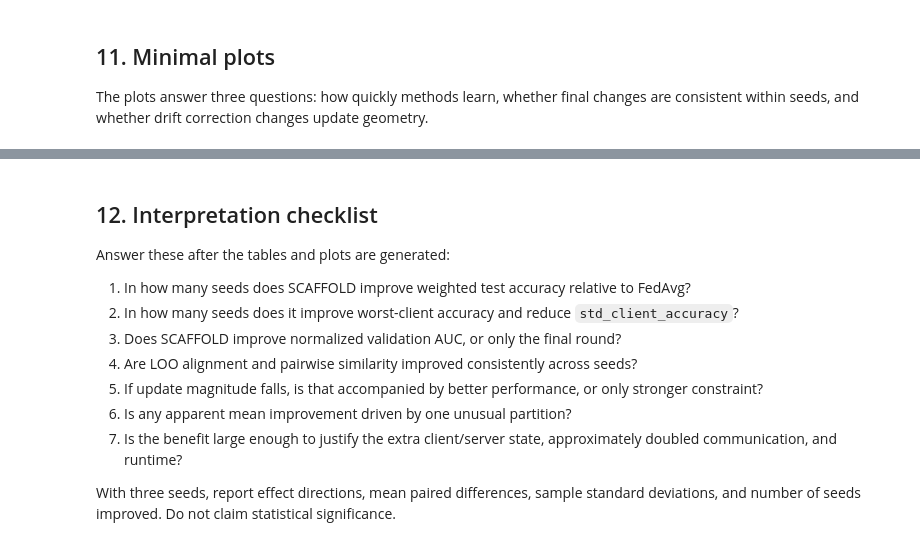
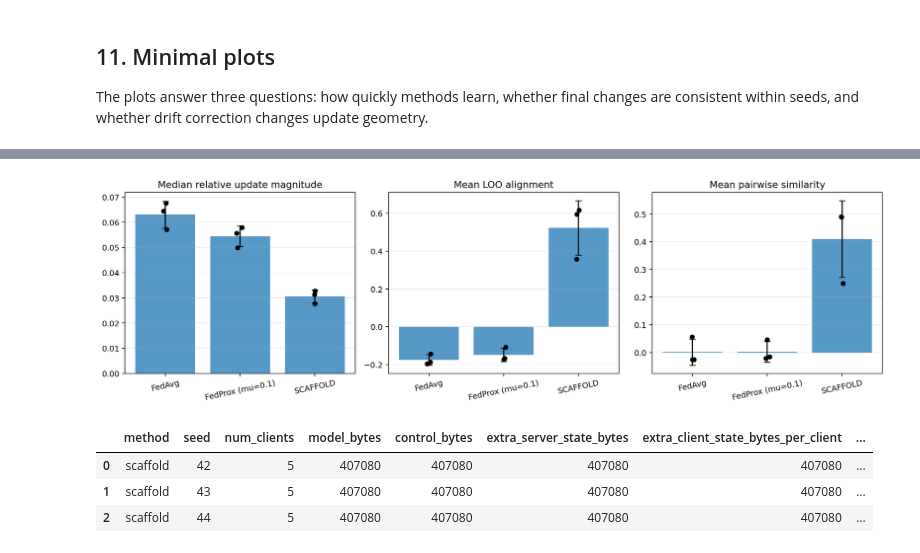
Before and after one commit to khanhhuyenpham/federated-learning-under-heterogeneity, a Jupyter notebook: notebooks/07_scaffold_under_heterogeneity.ipynb, the cells around one changed output, grey strips where cells are left out. Drawn from its saved outputs; the diff is of its cells as text; code cells hidden in the pictures.

Commit message:
feat: finalize multi-seed SCAFFOLD robustness study

```diff
--- a/notebooks/07_scaffold_under_heterogeneity.ipynb
+++ b/notebooks/07_scaffold_under_heterogeneity.ipynb
@@ -557,7 +612,7 @@ def normalized_accuracy_auc(group: pd.DataFrame) -> float:
     ordered = group.sort_values("round")
     rounds = ordered["round"].to_numpy(dtype=float)
     accuracy = ordered["weighted_validation_accuracy"].to_numpy(dtype=float)
-    return float(np.trapz(accuracy, x=rounds) / (rounds[-1] - rounds[0]))
+    return float(np.trapezoid(accuracy, x=rounds) / (rounds[-1] - rounds[0]))
 
 
 runtime_all = pd.concat([
@@ -672,37 +752,46 @@ plt.show()
 # %%
 geometry_metrics = [
     ("median_relative_update_magnitude", "Median relative update magnitude"),
     ("mean_loo_alignment", "Mean LOO alignment"),
     ("mean_pairwise_similarity", "Mean pairwise similarity"),
 ]
+
 fig, axes = plt.subplots(1, 3, figsize=(14, 4.2))
+rng = np.random.default_rng(42)
+
 for ax, (metric, title) in zip(axes, geometry_metrics):
     values = [
         seed_method_summary.query("method == @method")[metric].to_numpy()
         for method in METHOD_ORDER
     ]
     means = [value.mean() for value in values]
     stds = [value.std(ddof=1) for value in values]
-    ax.bar(range(3), means, yerr=stds, capsize=4)
-    ax.set_xticks(range(3), [METHOD_LABELS[m] for m in METHOD_ORDER], rotation=12)
+    ax.bar(range(3), means, yerr=stds, capsize=4, alpha=0.75)
+    for method_index, method_values in enumerate(values):
+        jitter = rng.normal(0, 0.025, size=len(method_values))
+        ax.scatter(
+            method_index + jitter,
+            method_values,
+            color="black",
+            s=28,
+            zorder=3,
+        )
+    ax.set_xticks(
+        range(3),
+        [METHOD_LABELS[method] for method in METHOD_ORDER],
+        rotation=12,
+    )
     ax.set_title(title)
     ax.grid(axis="y", alpha=0.25)
+
 plt.tight_layout()
 plt.savefig(FIGURE_DIR / "geometry_comparison.png", dpi=180, bbox_inches="tight")
 plt.show()
 
 display(scaffold_tables["cost"])
+# %% [output]
+[figure, added]
+|  | method | seed | num_clients | model_bytes | control_bytes | extra_server_state_bytes | extra_client_state_bytes_per_client | ... |
+| 0 | scaffold | 42 | 5 | 407080 | 407080 | 407080 | 407080 | ... |
+| 1 | scaffold | 43 | 5 | 407080 | 407080 | 407080 | 407080 | ... |
+| 2 | scaffold | 44 | 5 | 407080 | 407080 | 407080 | 407080 | ... |
-# %% [markdown]
-## 12. Interpretation checklist
-
-Answer these after the tables and plots are generated:
-
-1. In how many seeds does SCAFFOLD improve weighted test accuracy relative to FedAvg?
-2. In how many seeds does it improve worst-client accuracy and reduce `std_client_accuracy`?
-3. Does SCAFFOLD improve normalized validation AUC, or only the final round?
-4. Are LOO alignment and pairwise similarity improved consistently across seeds?
-5. If update magnitude falls, is that accompanied by better performance, or only stronger constraint?
-6. Is any apparent mean improvement driven by one unusual partition?
-7. Is the benefit large enough to justify the extra client/server state, approximately doubled communication, and runtime?
-
-With three seeds, report effect directions, mean paired differences, sample standard deviations, and number of seeds improved. Do not claim statistical significance.
```
Also changed, not shown: parts of 17 cells of this notebook, 34 other files.
